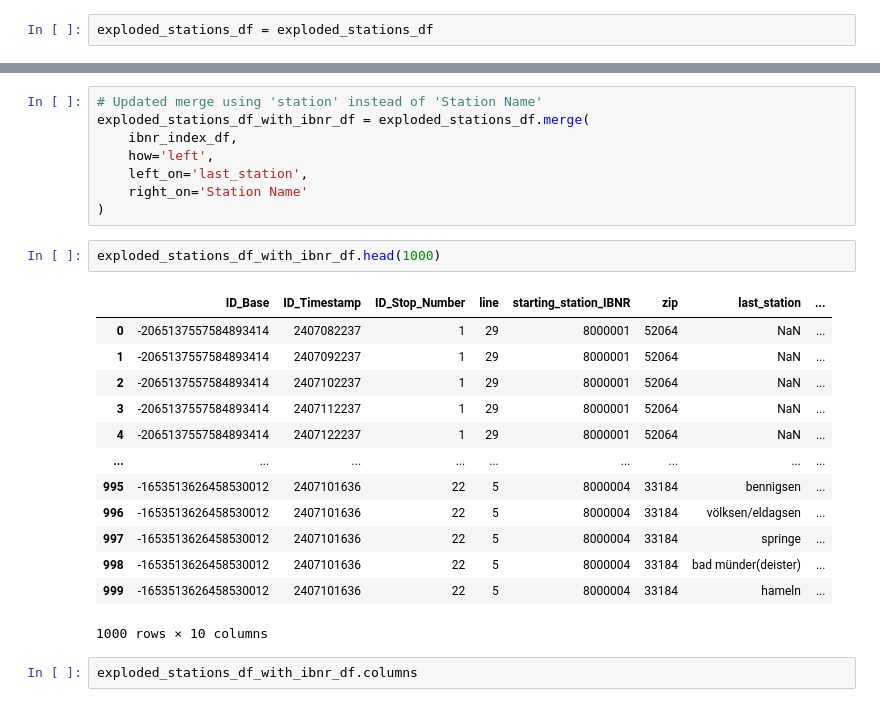
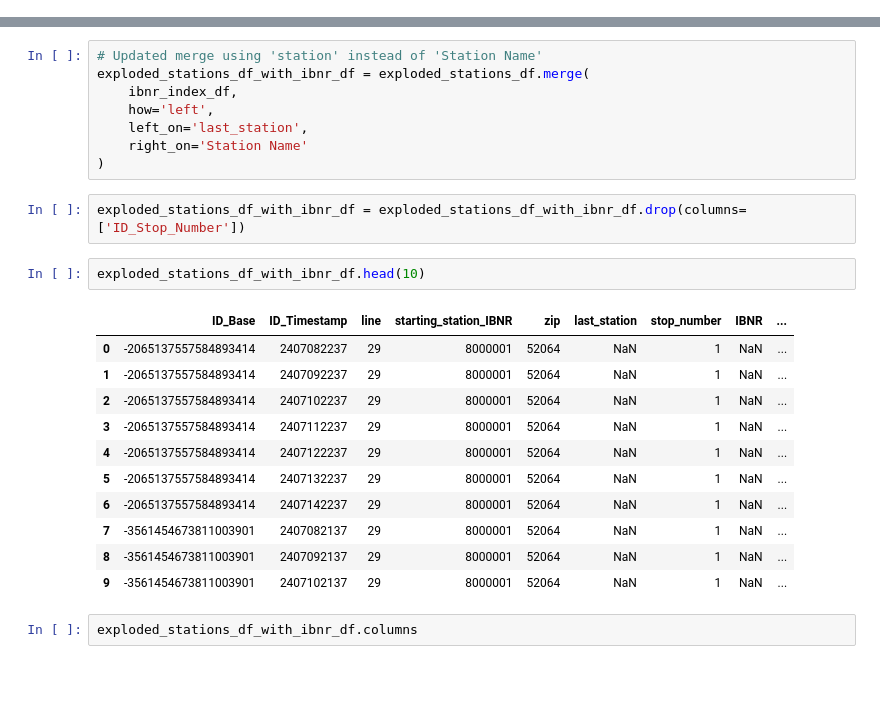
Before and after one commit to Tu2-prog/DM-Project, a Jupyter notebook: training_data_transformation_v2.ipynb, the cells around one changed output, grey strips where cells are left out. Saved outputs shown, nothing was run; the diff lists cells and outputs as text; blank space fills up the shorter version.

Commit message:
- Added a Merge of time data with exploded stations of - Changed names of a few variables
WIP:
- Remove Code that does nothing
- Clean up code

```diff
--- a/training_data_transformation_v2.ipynb
+++ b/training_data_transformation_v2.ipynb
@@ -179,5 +181,3 @@ zip                      2785189
 last_station             2744393
 stop_number              2785189
 dtype: int64
-# %%
-exploded_stations_df = exploded_stations_df
@@ -223,22 +211,22 @@ exploded_stations_df_with_ibnr_df = exploded_stations_df.merge(
     left_on='last_station',
     right_on='Station Name'
 )
+# %%
+exploded_stations_df_with_ibnr_df = exploded_stations_df_with_ibnr_df.drop(columns=['ID_Stop_Number'])
 # %%
-exploded_stations_df_with_ibnr_df.head(1000)
+exploded_stations_df_with_ibnr_df.head(10)
 # %% [output]
-|  | ID_Base | ID_Timestamp | ID_Stop_Number | line | starting_station_IBNR | zip | last_station | ... |
-| 0 | -2065137557584893414 | 2407082237 | 1 | 29 | 8000001 | 52064 | NaN | ... |
-| 1 | -2065137557584893414 | 2407092237 | 1 | 29 | 8000001 | 52064 | NaN | ... |
-| 2 | -2065137557584893414 | 2407102237 | 1 | 29 | 8000001 | 52064 | NaN | ... |
-| 3 | -2065137557584893414 | 2407112237 | 1 | 29 | 8000001 | 52064 | NaN | ... |
-| 4 | -2065137557584893414 | 2407122237 | 1 | 29 | 8000001 | 52064 | NaN | ... |
-| ... | ... | ... | ... | ... | ... | ... | ... | ... |
-| 995 | -1653513626458530012 | 2407101636 | 22 | 5 | 8000004 | 33184 | bennigsen | ... |
-| 996 | -1653513626458530012 | 2407101636 | 22 | 5 | 8000004 | 33184 | völksen/eldagsen | ... |
-| 997 | -1653513626458530012 | 2407101636 | 22 | 5 | 8000004 | 33184 | springe | ... |
-| 998 | -1653513626458530012 | 2407101636 | 22 | 5 | 8000004 | 33184 | bad münder(deister) | ... |
-| 999 | -1653513626458530012 | 2407101636 | 22 | 5 | 8000004 | 33184 | hameln | ... |
+|  | ID_Base | ID_Timestamp | line | starting_station_IBNR | zip | last_station | stop_number | IBNR | ... |
+| 0 | -2065137557584893414 | 2407082237 | 29 | 8000001 | 52064 | NaN | 1 | NaN | ... |
+| 1 | -2065137557584893414 | 2407092237 | 29 | 8000001 | 52064 | NaN | 1 | NaN | ... |
+| 2 | -2065137557584893414 | 2407102237 | 29 | 8000001 | 52064 | NaN | 1 | NaN | ... |
+| 3 | -2065137557584893414 | 2407112237 | 29 | 8000001 | 52064 | NaN | 1 | NaN | ... |
+| 4 | -2065137557584893414 | 2407122237 | 29 | 8000001 | 52064 | NaN | 1 | NaN | ... |
+| 5 | -2065137557584893414 | 2407132237 | 29 | 8000001 | 52064 | NaN | 1 | NaN | ... |
+| 6 | -2065137557584893414 | 2407142237 | 29 | 8000001 | 52064 | NaN | 1 | NaN | ... |
+| 7 | -3561454673811003901 | 2407082137 | 29 | 8000001 | 52064 | NaN | 1 | NaN | ... |
+| 8 | -3561454673811003901 | 2407092137 | 29 | 8000001 | 52064 | NaN | 1 | NaN | ... |
+| 9 | -3561454673811003901 | 2407102137 | 29 | 8000001 | 52064 | NaN | 1 | NaN | ... |
-1000 rows × 10 columns
 # %%
 exploded_stations_df_with_ibnr_df.columns
 # %% [output]
```
Also changed, not shown: parts of 14 cells of this notebook.
